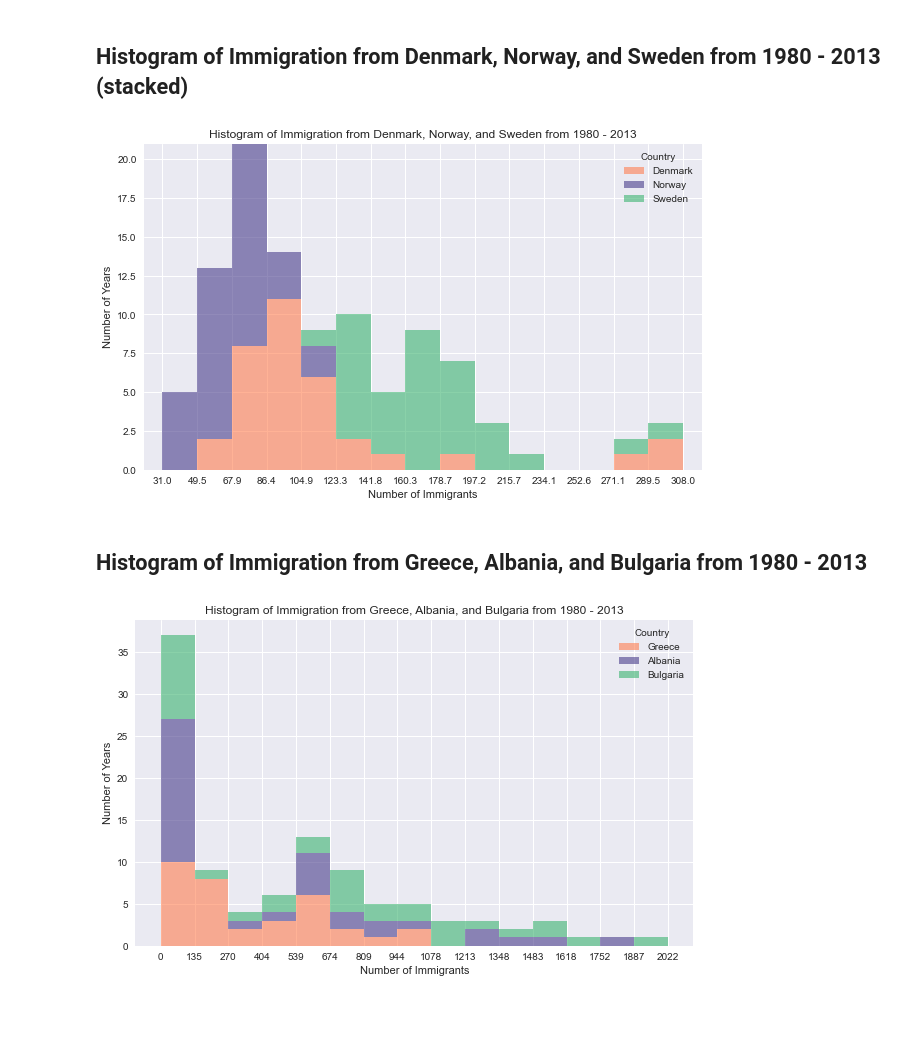
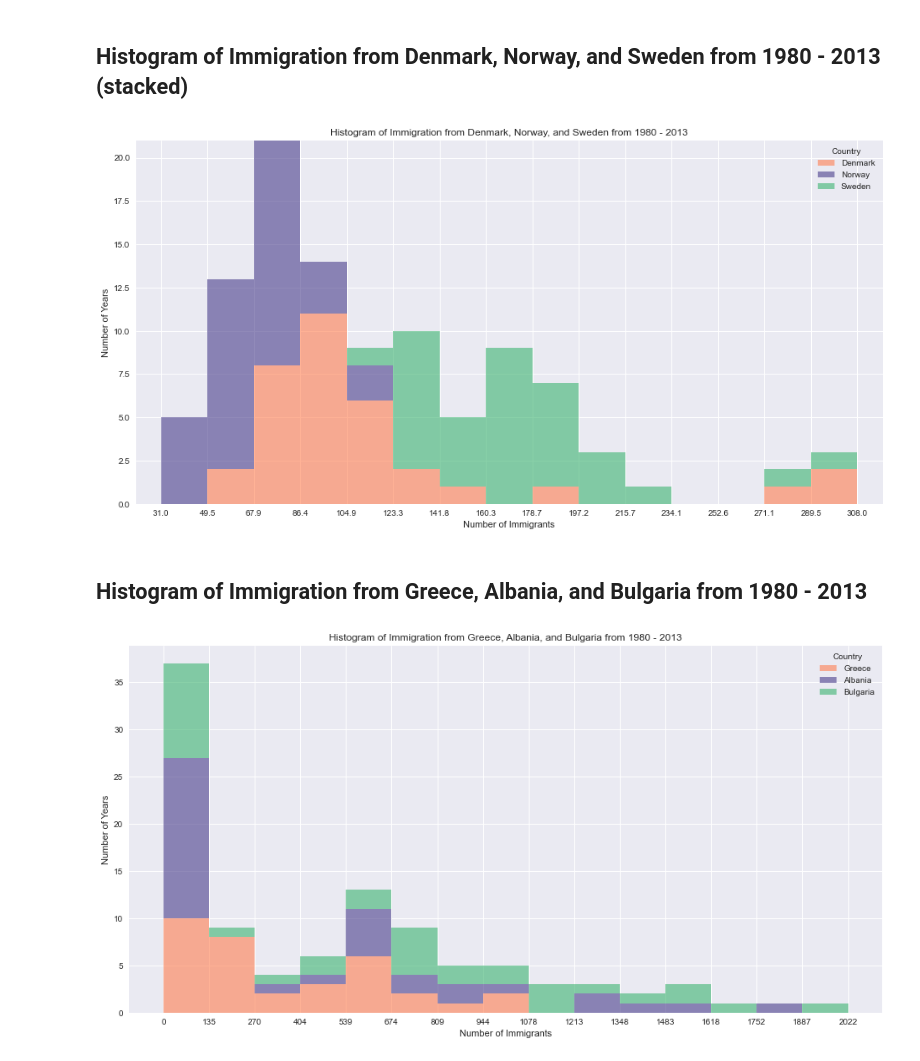
Before and after one commit to RenatoPeG/portfolio, a Jupyter notebook: Histograms/Histograms.ipynb, the cells around one changed output. Saved outputs shown, nothing was run; the diff lists cells and outputs as text; code cells hidden in the pictures; blank space fills up the shorter version.

```diff
--- a/Histograms/Histograms.ipynb
+++ b/Histograms/Histograms.ipynb
@@ -81,27 +81,27 @@ plt.show()
 # %%
 df_t = df_can.loc[['Denmark', 'Norway', 'Sweden'], years].transpose()
 count, bin_edges = np.histogram(df_t, 15)
 xmin = bin_edges[0] - 10   #  first bin value is 31.0, adding buffer of 10 for aesthetic purposes
 xmax = bin_edges[-1] + 10  #  last bin value is 308.0, adding buffer of 10 for aesthetic purposes
 
 # stacked Histogram
 df_t.plot(kind='hist',
-          figsize=(10, 6),
+          figsize=(16, 8),
           bins=15,
           alpha=0.6,
           xticks=bin_edges,
           color=['coral', 'darkslateblue', 'mediumseagreen'],
           stacked=True,
           xlim=(xmin, xmax)
          )
 
 plt.title('Histogram of Immigration from Denmark, Norway, and Sweden from 1980 - 2013')
 plt.ylabel('Number of Years')
 plt.xlabel('Number of Immigrants')
 
 plt.show()
 # %% [output]
-[figure, old version]
+[figure, new version]
 # %% [markdown]
 ## Histogram of Immigration from Greece, Albania, and Bulgaria from 1980 - 2013
 # %%
@@ -112,7 +112,7 @@ df_cof = df_cof.transpose()
 count, bin_edges = np.histogram(df_cof, 15)
 
 df_cof.plot(kind ='hist',
-            figsize=(10, 6),
+            figsize=(16, 8),
             bins=15,
             alpha=0.6,
             stacked=True,
@@ -126,4 +126,4 @@ plt.xlabel('Number of Immigrants')
 
 plt.show()
 # %% [output]
-[figure, old version]
+[figure, new version]
```
Also changed, not shown: parts of 1 cell of this notebook, 4 other files.
